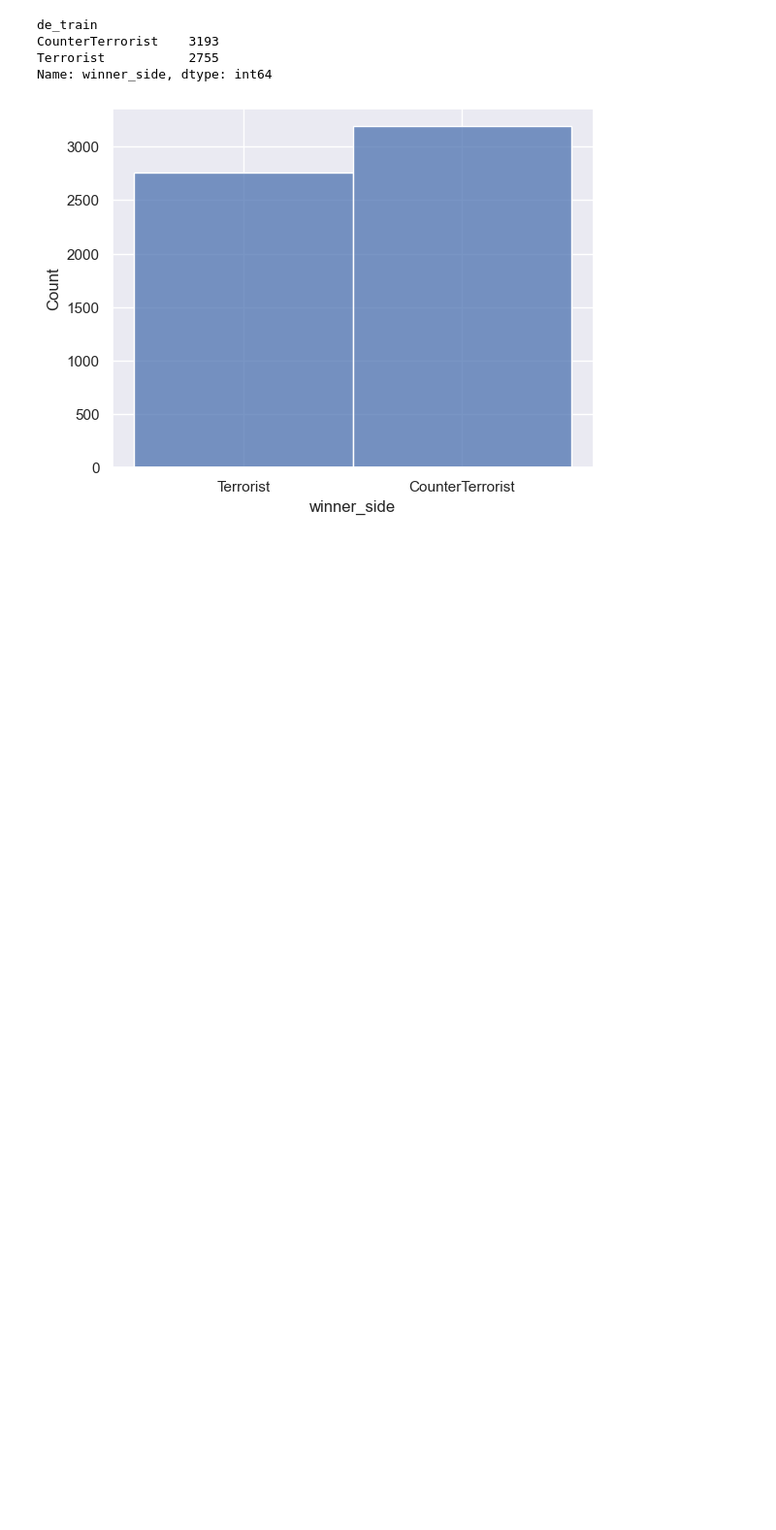
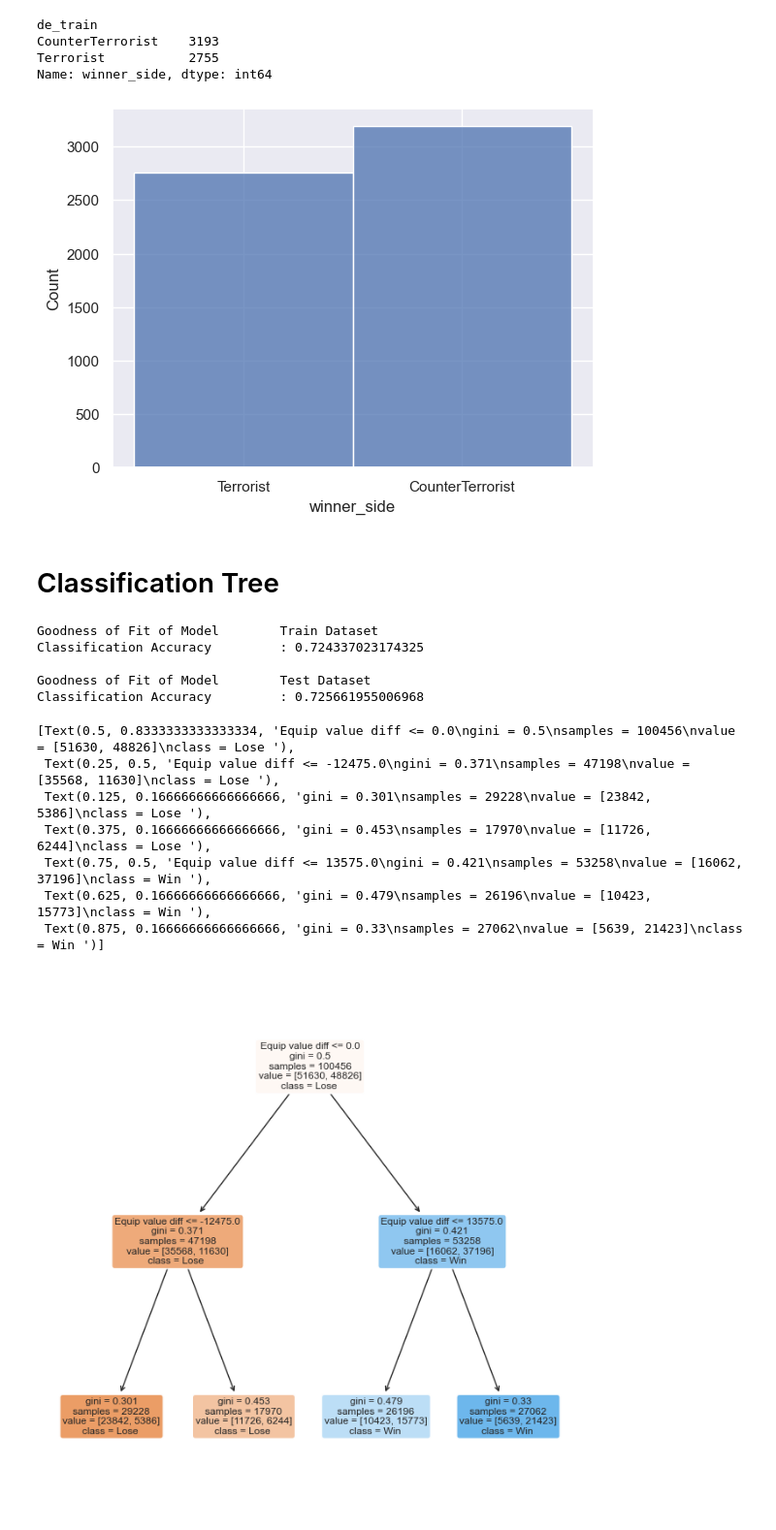
Before and after one commit to fattycuty/DSAI-Mini-Project, a Jupyter notebook: DS Mini-Project.ipynb, the cells around one changed output. Shown: that part at 97% size. Cells and saved outputs as stored; diff of their text form; code cells hidden in the pictures; blank space fills up the shorter version.

```diff
--- a/DS Mini-Project.ipynb
+++ b/DS Mini-Project.ipynb
@@ -585,3 +540,55 @@ CounterTerrorist    3193
 Terrorist           2755
 Name: winner_side, dtype: int64
 [figure]
+# %% [markdown]
+# Classification Tree
+# %%
+from sklearn.tree import DecisionTreeClassifier
+from sklearn.model_selection import train_test_split
+from sklearn.metrics import confusion_matrix
+from sklearn.tree import plot_tree
+sb.set()
+
+#remove rounds with <= eq_val_diff of 5000
+ml_df = pd.DataFrame(demo_clean_df[abs(demo_clean_df['ct_eq_val'] - demo_clean_df['t_eq_val']) >= 5000])
+
+#response
+side_win = pd.DataFrame(ml_df['ct_win'])
+
+#predictor
+eq_diff = pd.DataFrame(ml_df['ct_eq_val'] - ml_df['t_eq_val'])
+# %%
+X_train, X_test, y_train, y_test = train_test_split(eq_diff, side_win, test_size = 0.20)
+
+dectree = DecisionTreeClassifier(max_depth = 2)
+dectree.fit(X_train, y_train)
+
+y_train_pred = dectree.predict(X_train)
+y_test_pred = dectree.predict(X_test)
+
+print("Goodness of Fit of Model \tTrain Dataset")
+print("Classification Accuracy \t:", dectree.score(X_train, y_train))
+print()
+
+print("Goodness of Fit of Model \tTest Dataset")
+print("Classification Accuracy \t:", dectree.score(X_test, y_test))
+print()
+
+f = plt.figure(figsize=(8,8))
+plot_tree(dectree, filled=True, rounded=True,
+          feature_names=["Equip value diff"],
+          class_names=["Lose ","Win "])
+# %% [output]
+Goodness of Fit of Model        Train Dataset
+Classification Accuracy         : 0.724337023174325
+
+Goodness of Fit of Model        Test Dataset
+Classification Accuracy         : 0.725661955006968
+[Text(0.5, 0.8333333333333334, 'Equip value diff <= 0.0\ngini = 0.5\nsamples = 100456\nvalue = [51630, 48826]\nclass = Lose '),
+ Text(0.25, 0.5, 'Equip value diff <= -12475.0\ngini = 0.371\nsamples = 47198\nvalue = [35568, 11630]\nclass = Lose '),
+ Text(0.125, 0.16666666666666666, 'gini = 0.301\nsamples = 29228\nvalue = [23842, 5386]\nclass = Lose '),
+ Text(0.375, 0.16666666666666666, 'gini = 0.453\nsamples = 17970\nvalue = [11726, 6244]\nclass = Lose '),
+ Text(0.75, 0.5, 'Equip value diff <= 13575.0\ngini = 0.421\nsamples = 53258\nvalue = [16062, 37196]\nclass = Win '),
+ Text(0.625, 0.16666666666666666, 'gini = 0.479\nsamples = 26196\nvalue = [10423, 15773]\nclass = Win '),
+ Text(0.875, 0.16666666666666666, 'gini = 0.33\nsamples = 27062\nvalue = [5639, 21423]\nclass = Win ')]
+[figure, added]
```
Also changed, not shown: parts of 17 cells of this notebook.
